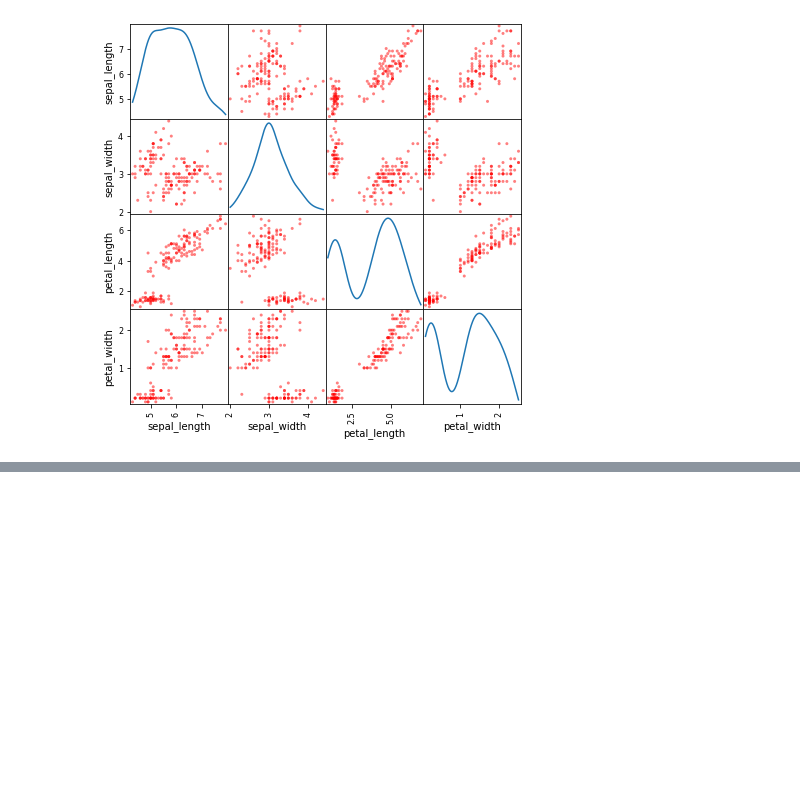
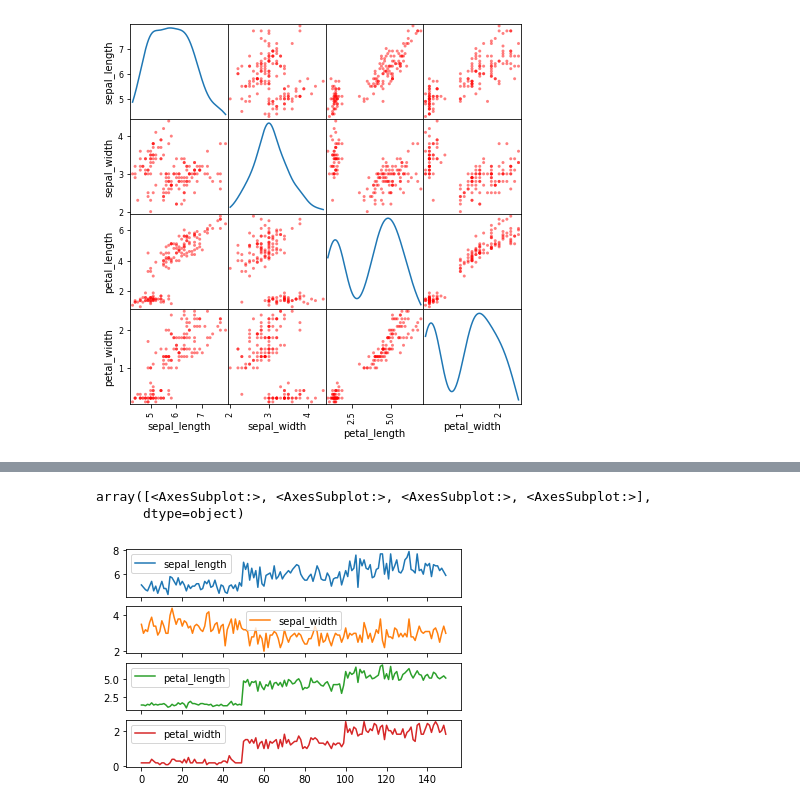
Before and after one commit to hanbinChae/Python-learning-univ, a Jupyter notebook: 빅데이터분석응용/경기과학기술대학교_202263020_채한빈_11주차.ipynb, the cells around one changed output, grey strips where cells are left out. Saved outputs shown, nothing was run; the diff lists cells and outputs as text; code cells hidden in the pictures; blank space fills up the shorter version.

```diff
--- a/빅데이터분석응용/경기과학기술대학교_202263020_채한빈_11주차.ipynb
+++ b/빅데이터분석응용/경기과학기술대학교_202263020_채한빈_11주차.ipynb
@@ -112,0 +119,7 @@ array([[<AxesSubplot:xlabel='sepal_length', ylabel='sepal_length'>,
+# %%
+iris.plot(subplots=True)
+# subplots=True : 각각의 열마다 따로 차트 표시
+# %% [output]
+array([<AxesSubplot:>, <AxesSubplot:>, <AxesSubplot:>, <AxesSubplot:>],
+      dtype=object)
+[figure, added]
```
Also changed, not shown: parts of 24 cells of this notebook, 2 other files.
